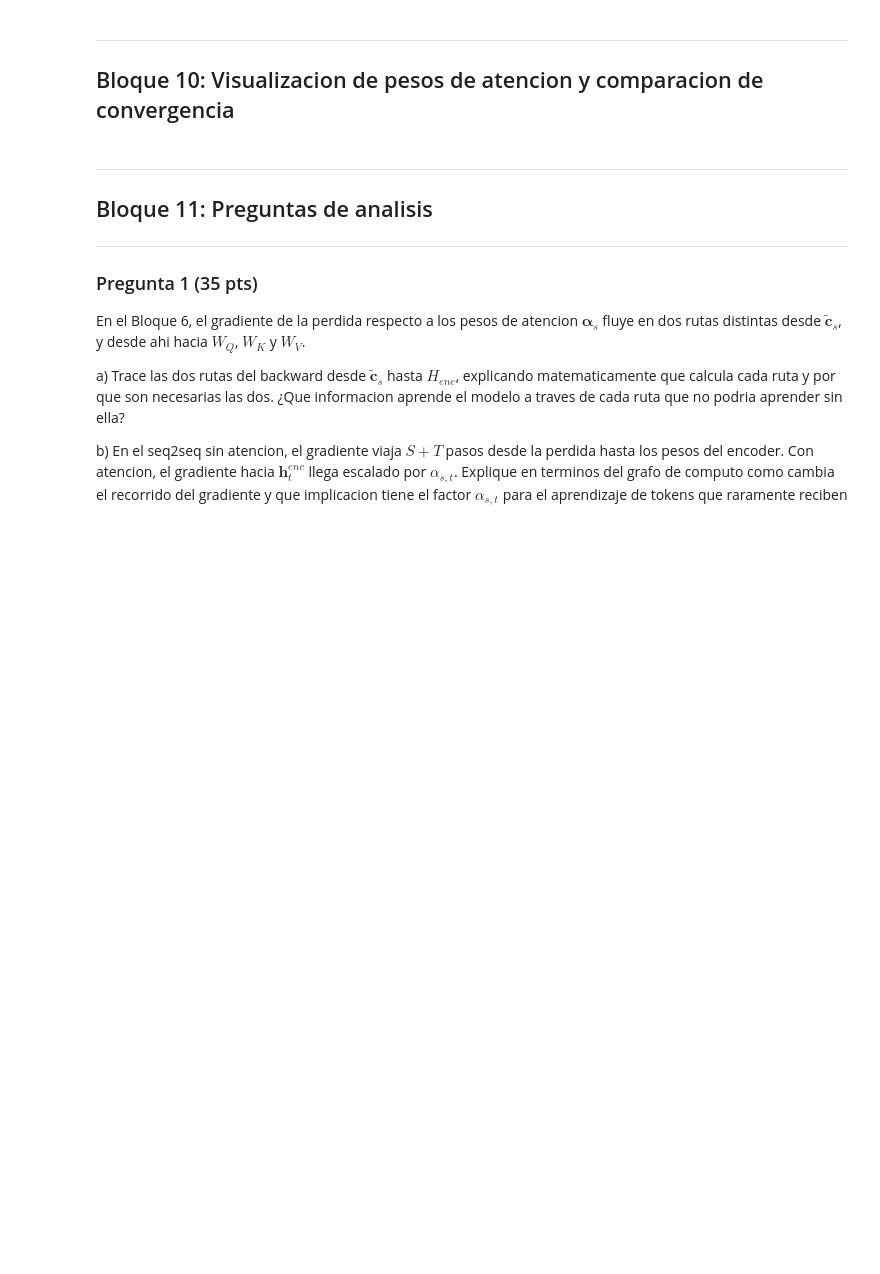
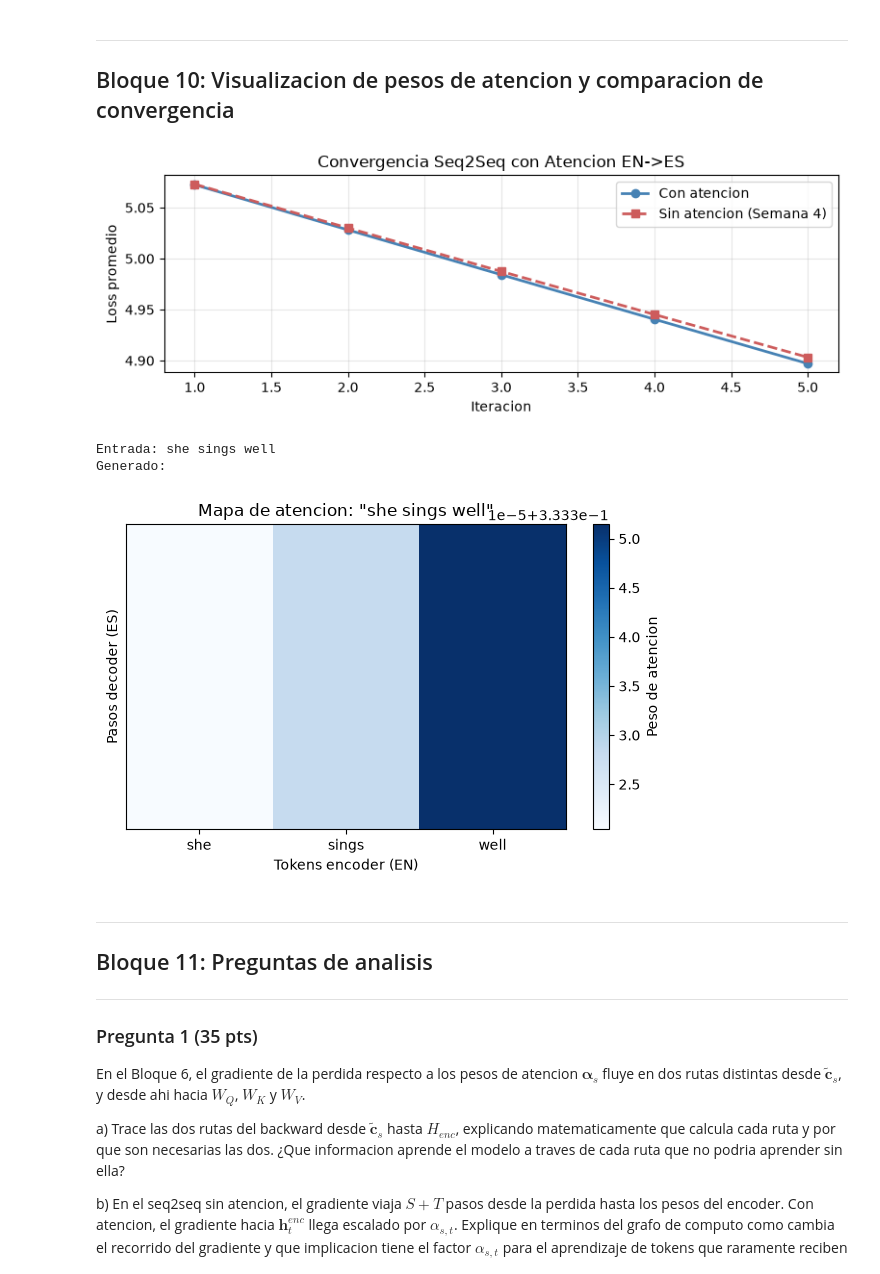
Before and after one commit to Vann06/Deep-Learning, a Jupyter notebook: S5 - Lab_Semana5_Atencion.ipynb, the cells around one changed output. Drawn from its saved outputs; the diff is of its cells as text; code cells hidden in the pictures; blank space fills up the shorter version.

```diff
--- a/S5 - Lab_Semana5_Atencion.ipynb
+++ b/S5 - Lab_Semana5_Atencion.ipynb
@@ -591,7 +591,7 @@ for t in reversed(range(T_enc)):
     cc = enc_caches[t]
     # SU CODIGO AQUI
     # Combinar gradiente del contexto inicial (solo en t==T_enc-1) con dH_enc[t]
-    # dh_tot = ...
+    dh_tot = dh_en + dH_enc[t]
 
     # BPTT encoder LSTM (identico a Semana 4 pero con dh_tot en lugar de dh_en)
     f=cc['f']; i=cc['i']; ct=cc['ct']; c_t=cc['c_t']; o=cc['o']
@@ -691,6 +946,8 @@ except AssertionError as e:
 if losses_train:
     plt.figure(figsize=(8,3))
     plt.plot(range(1,6), losses_train, 'o-', color='steelblue', lw=2, label='Con atencion')
+    if 'losses_no_attn' in dir() and losses_no_attn:
+        plt.plot(range(1,6), losses_no_attn, 's--', color='indianred', lw=2, label='Sin atencion (Semana 4)')
     plt.xlabel('Iteracion'); plt.ylabel('Loss promedio')
     plt.title('Convergencia Seq2Seq con Atencion EN->ES')
     plt.legend(); plt.grid(True, alpha=0.3); plt.tight_layout()
@@ -717,33 +974,38 @@ def get_attention_map(src_sentence, trained_params):
         h2,c2,_=lstm_cell(h2,c2,emb,Wfd,bfd,Wid,bid,Wcd,bcd,Wod,bod)
         qs=WQ@h2; scs=K2@qs/(d_k**0.5); als=F.softmax(scs,dim=0)
         alphas.append(als.detach().numpy())
         cts=V2.T@als; h_cat=torch.cat([h2,cts]); z=Wo2@h_cat+bo2
         cur_idx=int(torch.argmax(z).item())
         word=tgt_i2w[cur_idx]
         if word==EOS: break
         words_gen.append(word)
     return alphas, words_gen, [src_i2w[i] for i in src_t]
 
 # Usar parametros entrenados (si el bloque 9 esta completo)
 if losses_train:
     params=(E_enc_tr,E_dec_tr,Wfe,bfe,Wie,bie,Wce,bce,Woe,boe,
             Wfd,bfd,Wid,bid,Wcd,bcd,Wod,bod,Wo2,bo2,WQ,WK,WV)
     src_ex='she sings well'
     alphas,words_gen,src_words=get_attention_map(src_ex,params)
     print(f'Entrada: {src_ex}')
     print(f'Generado: {" ".join(words_gen)}')
     if alphas:
         A=np.array(alphas)
         plt.figure(figsize=(6,4))
         plt.imshow(A,cmap='Blues',aspect='auto')
         plt.xticks(range(len(src_words)),src_words)
         plt.yticks(range(len(words_gen)),words_gen)
         plt.xlabel('Tokens encoder (EN)'); plt.ylabel('Pasos decoder (ES)')
         plt.title(f'Mapa de atencion: "{src_ex}"')
         plt.colorbar(label='Peso de atencion')
         plt.tight_layout()
         plt.savefig('mapa_atencion.png', dpi=110, bbox_inches='tight')
         plt.show()
+# %% [output]
+[figure, added]
+Entrada: she sings well
+Generado:
+[figure, added]
 # %% [markdown]
 ---
 ## Bloque 11: Preguntas de analisis
```
Also changed, not shown: parts of 11 cells of this notebook, 3 other files.
